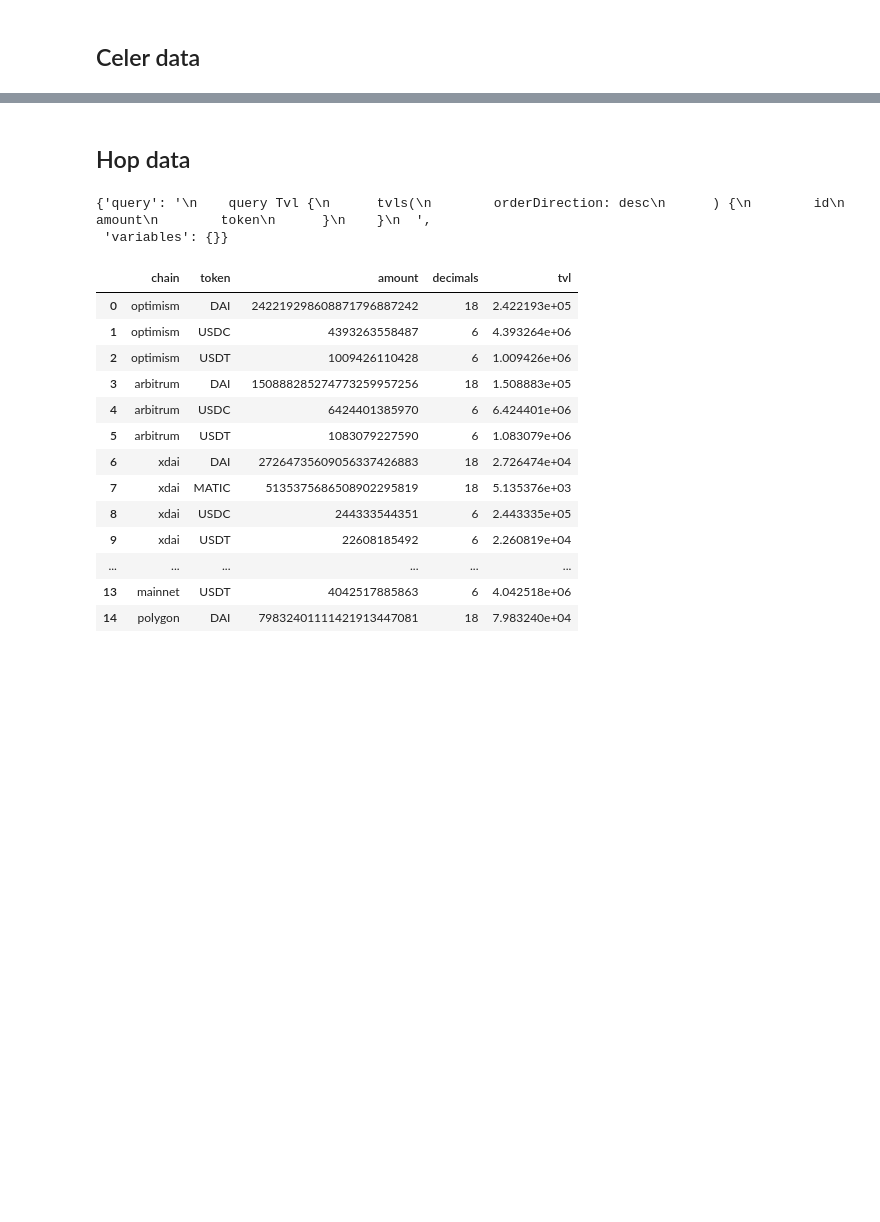
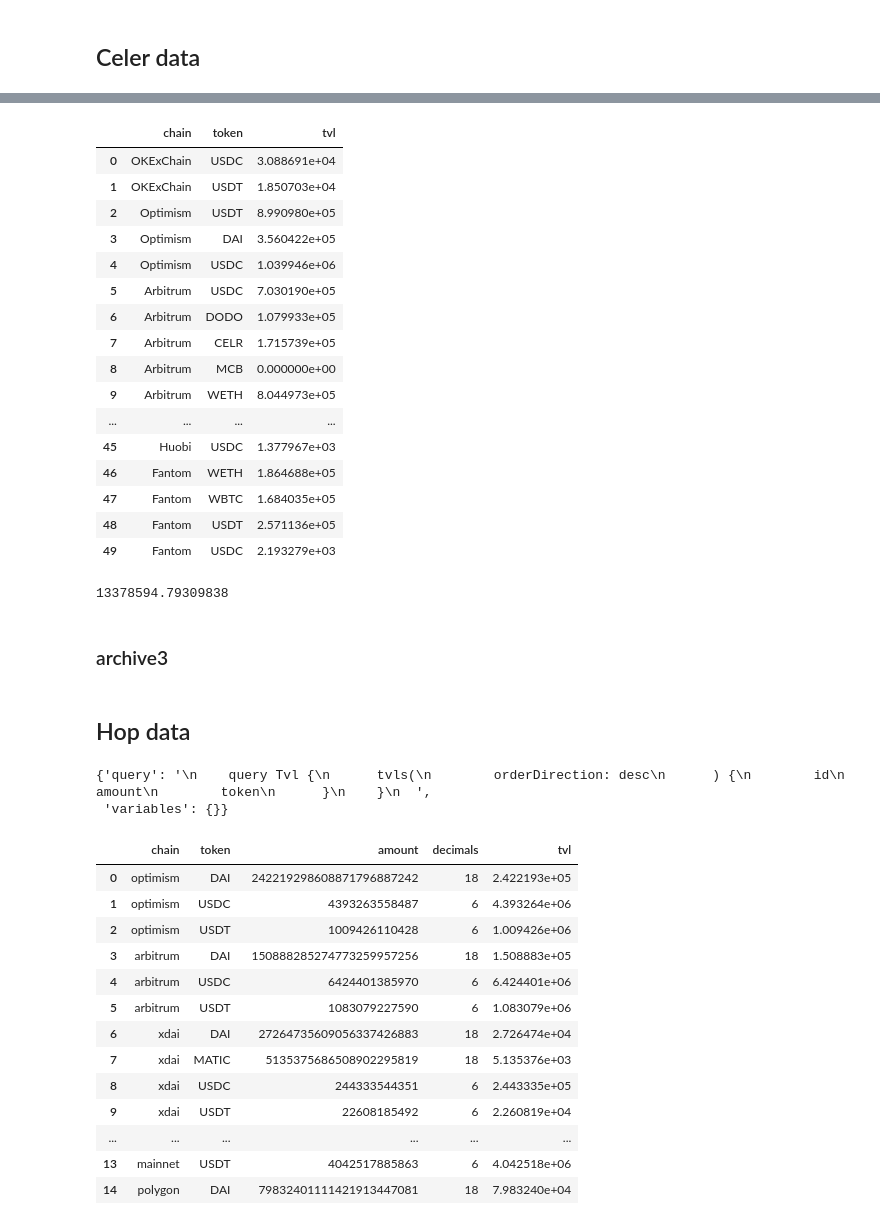
Before and after one commit to enzotavares/lifi-analytics-backend, a Jupyter notebook: subgraph_analysis.ipynb, the cells around one changed output, grey strips where cells are left out. Drawn from its saved outputs; the diff is of its cells as text; code cells hidden in the pictures; blank space fills up the shorter version.

```diff
--- a/subgraph_analysis.ipynb
+++ b/subgraph_analysis.ipynb
@@ -2447,0 +2415,26 @@ result["relayNodes"]
+# %%
+celer_tvl
+# %% [output]
+|  | chain | token | tvl |
+| 0 | OKExChain | USDC | 3.088691e+04 |
+| 1 | OKExChain | USDT | 1.850703e+04 |
+| 2 | Optimism | USDT | 8.990980e+05 |
+| 3 | Optimism | DAI | 3.560422e+05 |
+| 4 | Optimism | USDC | 1.039946e+06 |
+| 5 | Arbitrum | USDC | 7.030190e+05 |
+| 6 | Arbitrum | DODO | 1.079933e+05 |
+| 7 | Arbitrum | CELR | 1.715739e+05 |
+| 8 | Arbitrum | MCB | 0.000000e+00 |
+| 9 | Arbitrum | WETH | 8.044973e+05 |
+| ... | ... | ... | ... |
+| 45 | Huobi | USDC | 1.377967e+03 |
+| 46 | Fantom | WETH | 1.864688e+05 |
+| 47 | Fantom | WBTC | 1.684035e+05 |
+| 48 | Fantom | USDT | 2.571136e+05 |
+| 49 | Fantom | USDC | 2.193279e+03 |
+# %%
+celer_tvl.tvl.sum()
+# %% [output]
+13378594.79309838
+# %% [markdown]
+### archive3
```
Also changed, not shown: parts of 58 cells of this notebook, 3 other files.
